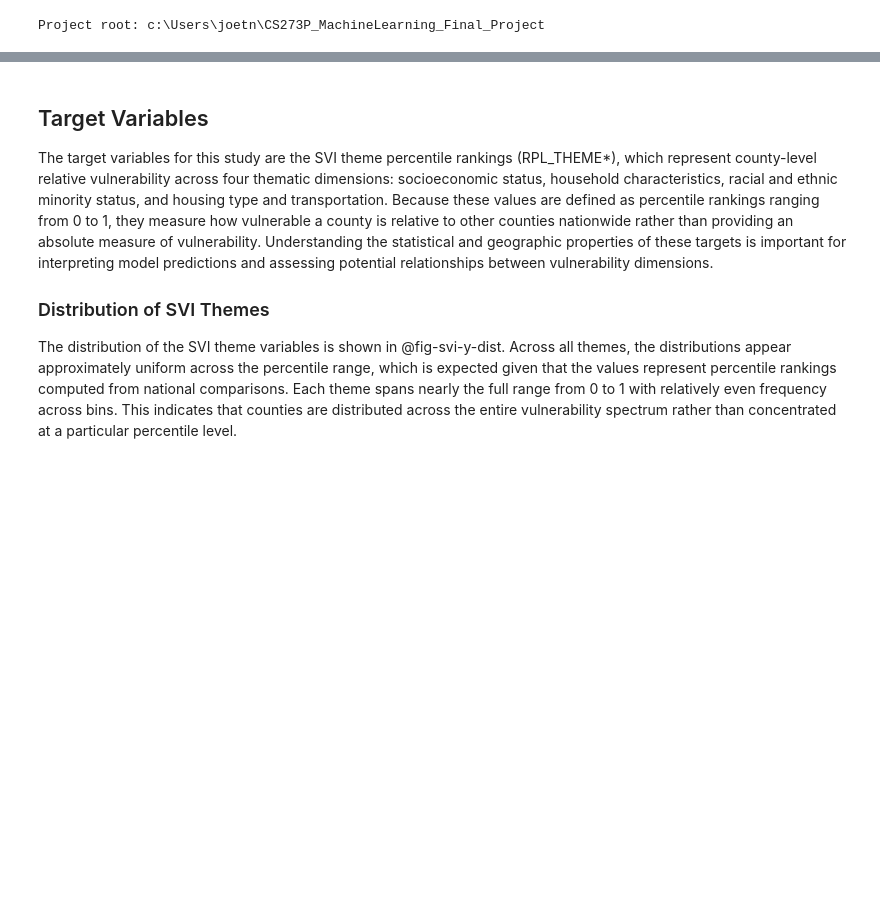
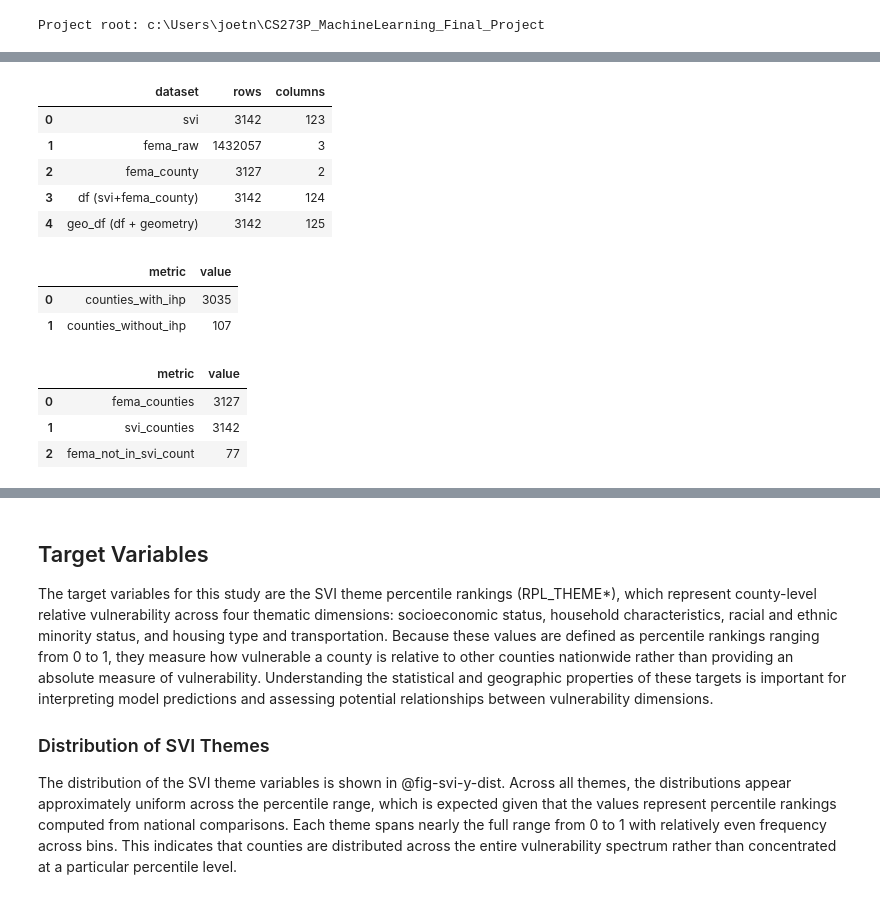
Before and after one commit to AnhJoe/CS273P_MachineLearning_Final_Project, a Jupyter notebook: notebooks/01_eda.ipynb, the cells around one changed output, grey strips where cells are left out. Drawn from its saved outputs; the diff is of its cells as text; code cells hidden in the pictures; blank space fills up the shorter version.

Commit message:
3/13/26: change to new datasets: - SVI 2018 - TL 2018 - New: FEMA 2018-2020 from API

```diff
--- a/notebooks/01_eda.ipynb
+++ b/notebooks/01_eda.ipynb
@@ -132,3 +272,69 @@ geo_df = svi.merge(
 
 # Convert to GeoDataFrame
 geo_df = gpd.GeoDataFrame(geo_df, geometry="geometry")
+# %%
+#| output: false
+
+# Data validation
+display(pd.DataFrame({
+    "dataset": ["svi", "fema_raw", "fema_county", "df (svi+fema_county)", "geo_df (df + geometry)"],
+    "rows": [
+        svi.shape[0],
+        fema.shape[0],
+        fema_county.shape[0],
+        df.shape[0],
+        geo_df.shape[0]
+    ],
+    "columns": [
+        svi.shape[1],
+        fema.shape[1],
+        fema_county.shape[1],
+        df.shape[1],
+        geo_df.shape[1]
+    ]
+}))
+# %% [output]
+|  | dataset | rows | columns |
+| 0 | svi | 3142 | 123 |
+| 1 | fema_raw | 1432057 | 3 |
+| 2 | fema_county | 3127 | 2 |
+| 3 | df (svi+fema_county) | 3142 | 124 |
+| 4 | geo_df (df + geometry) | 3142 | 125 |
+# %%
+#| output: false
+
+# Data validation
+display(pd.DataFrame({
+    "metric": ["counties_with_ihp", "counties_without_ihp"],
+    "value": [
+        (df["total_ihp"] > 0).sum(),
+        (df["total_ihp"] == 0).sum()
+    ]
+}))
+# %% [output]
+|  | metric | value |
+| 0 | counties_with_ihp | 3035 |
+| 1 | counties_without_ihp | 107 |
+# %%
+#| output: false
+
+# Data validation
+missing_svi = sorted(set(fema_county["fips"]) - set(svi["FIPS"]))
+
+display(pd.DataFrame({
+    "metric": [
+        "fema_counties",
+        "svi_counties",
+        "fema_not_in_svi_count"
+    ],
+    "value": [
+        fema_county["fips"].nunique(),
+        svi["FIPS"].nunique(),
+        len(missing_svi)
+    ]
+}))
+# %% [output]
+|  | metric | value |
+| 0 | fema_counties | 3127 |
+| 1 | svi_counties | 3142 |
+| 2 | fema_not_in_svi_count | 77 |
```
Also changed, not shown: parts of 15 cells of this notebook, 2 other files.
